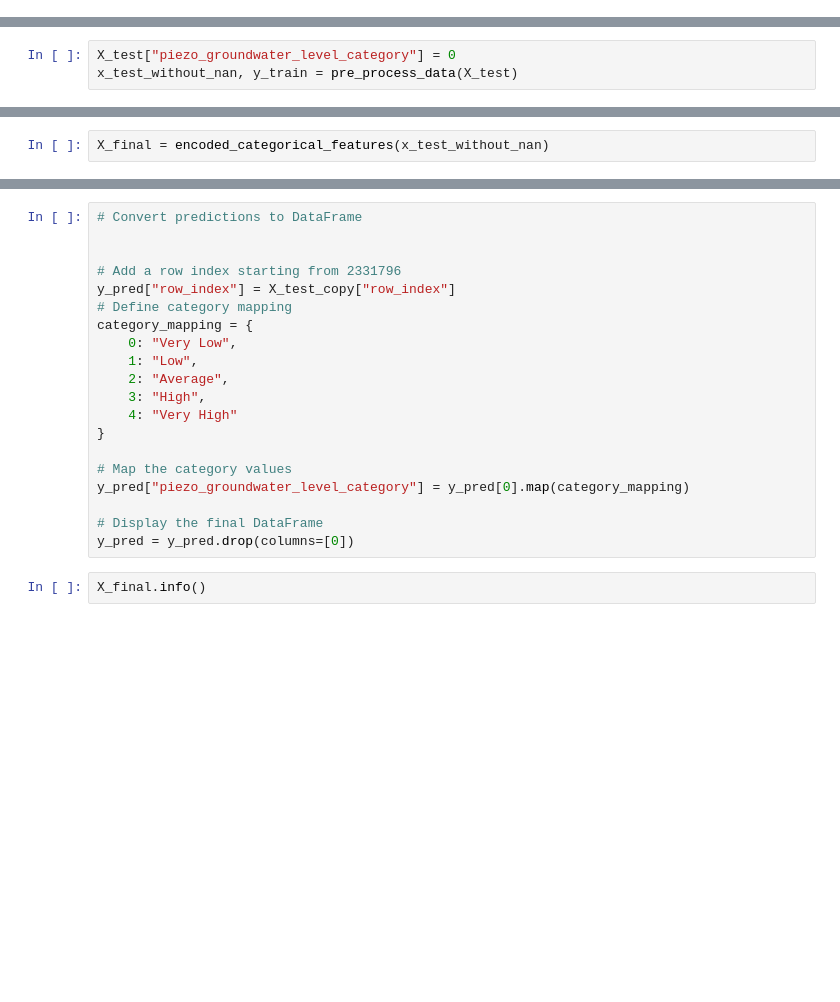
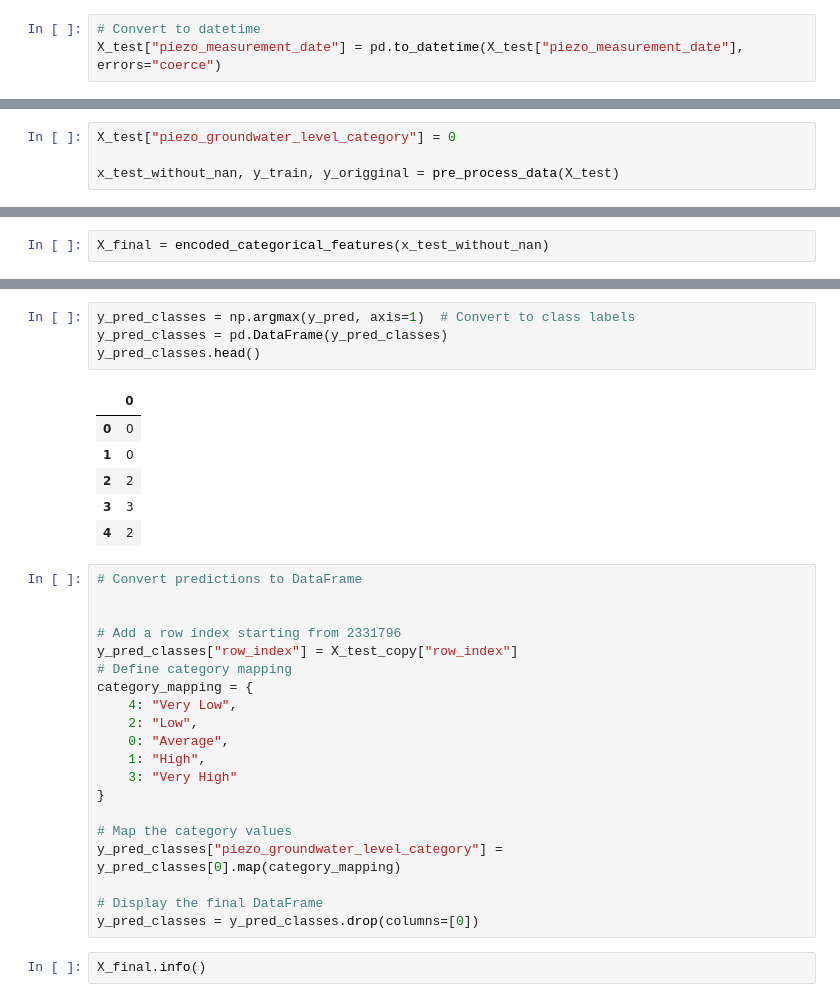
Before and after one commit to ElouanBahri/Hickathon5_code, a Jupyter notebook: Elouan/notebooks/test_first_model.ipynb, the cells around one changed output, grey strips where cells are left out. Saved outputs shown, nothing was run; the diff lists cells and outputs as text; blank space fills up the shorter version.

```diff
--- a/Elouan/notebooks/test_first_model.ipynb
+++ b/Elouan/notebooks/test_first_model.ipynb
@@ -25,2 +19,5 @@ with fs.open(FILE_PATH_S3, mode="rb") as file_in:
 # %%
 X_test_copy = X_test
+# %%
+# Convert to datetime
+X_test["piezo_measurement_date"] = pd.to_datetime(X_test["piezo_measurement_date"], errors="coerce")
@@ -27,3 +26,4 @@ X_test_copy = X_test
 # %%
 X_test["piezo_groundwater_level_category"] = 0
-x_test_without_nan, y_train = pre_process_data(X_test)
+
+x_test_without_nan, y_train, y_origginal = pre_process_data(X_test)
@@ -62,22 +101,33 @@ y_pred.head()
+# %%
+y_pred_classes = np.argmax(y_pred, axis=1)  # Convert to class labels
+y_pred_classes = pd.DataFrame(y_pred_classes)
+y_pred_classes.head()
+# %% [output]
+|  | 0 |
+| 0 | 0 |
+| 1 | 0 |
+| 2 | 2 |
+| 3 | 3 |
+| 4 | 2 |
 # %%
 # Convert predictions to DataFrame
 
 
 # Add a row index starting from 2331796
-y_pred["row_index"] = X_test_copy["row_index"]
+y_pred_classes["row_index"] = X_test_copy["row_index"]
 # Define category mapping
 category_mapping = {
-    0: "Very Low",
-    1: "Low",
-    2: "Average",
-    3: "High",
-    4: "Very High"
+    4: "Very Low",
+    2: "Low",
+    0: "Average",
+    1: "High",
+    3: "Very High"
 }
 
 # Map the category values
-y_pred["piezo_groundwater_level_category"] = y_pred[0].map(category_mapping)
+y_pred_classes["piezo_groundwater_level_category"] = y_pred_classes[0].map(category_mapping)
 
 # Display the final DataFrame
-y_pred = y_pred.drop(columns=[0])
+y_pred_classes = y_pred_classes.drop(columns=[0])
 # %%
 X_final.info()
```
Also changed, not shown: parts of 19 cells of this notebook, 11 other files.
